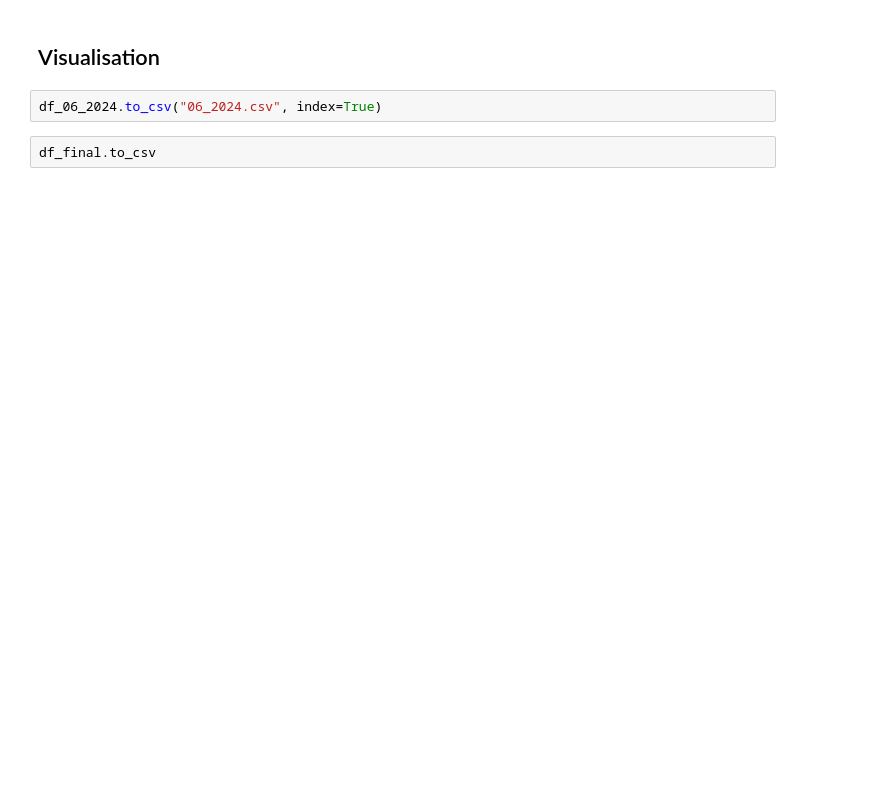
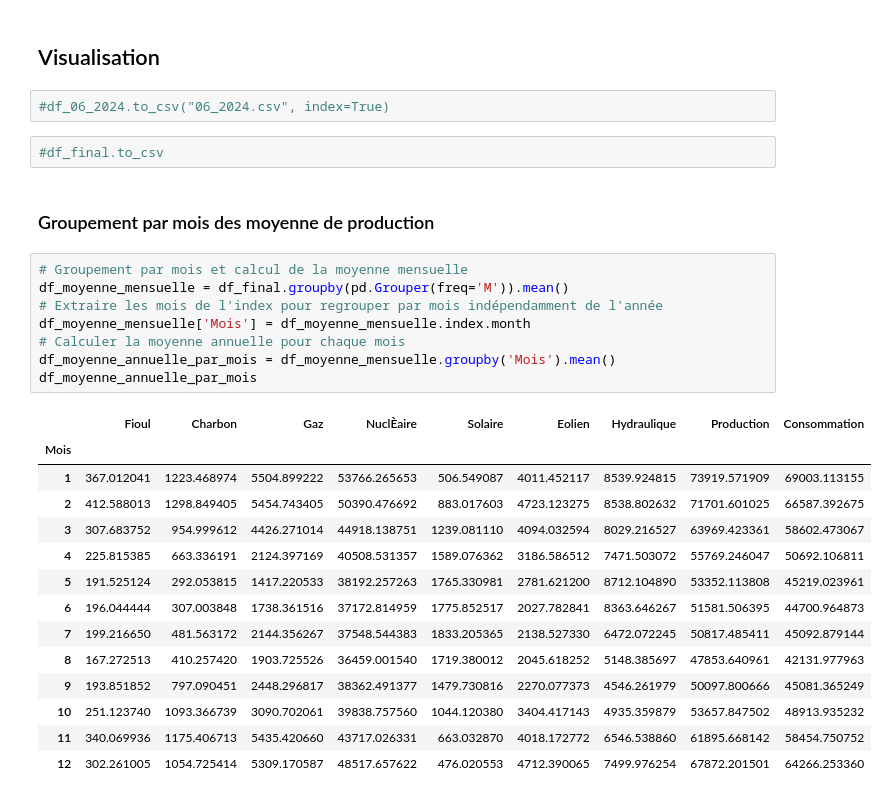
Before and after one commit to NgyFrancois/machine_learning_RTE, a Jupyter notebook: RTE.ipynb, the cells around one changed output. Saved outputs shown, nothing was run; the diff lists cells and outputs as text; blank space fills up the shorter version.

```diff
--- a/RTE.ipynb
+++ b/RTE.ipynb
@@ -238,6 +249,31 @@ df_06_2024
 # %% [markdown]
 ## Visualisation
 # %%
-df_06_2024.to_csv("06_2024.csv", index=True)
+#df_06_2024.to_csv("06_2024.csv", index=True)
 # %%
-df_final.to_csv
+#df_final.to_csv
+# %% [markdown]
+### Groupement par mois des moyenne de production
+# %%
+# Groupement par mois et calcul de la moyenne mensuelle
+df_moyenne_mensuelle = df_final.groupby(pd.Grouper(freq='M')).mean()
+# Extraire les mois de l'index pour regrouper par mois indépendamment de l'année
+df_moyenne_mensuelle['Mois'] = df_moyenne_mensuelle.index.month
+# Calculer la moyenne annuelle pour chaque mois
+df_moyenne_annuelle_par_mois = df_moyenne_mensuelle.groupby('Mois').mean()
+df_moyenne_annuelle_par_mois
+# %% [output]
+|  | Fioul | Charbon | Gaz | NuclÈaire | Solaire | Eolien | Hydraulique | Production | Consommation |
+| Mois |  |  |  |  |  |  |  |  |  |
+| 1 | 367.012041 | 1223.468974 | 5504.899222 | 53766.265653 | 506.549087 | 4011.452117 | 8539.924815 | 73919.571909 | 69003.113155 |
+| 2 | 412.588013 | 1298.849405 | 5454.743405 | 50390.476692 | 883.017603 | 4723.123275 | 8538.802632 | 71701.601025 | 66587.392675 |
+| 3 | 307.683752 | 954.999612 | 4426.271014 | 44918.138751 | 1239.081110 | 4094.032594 | 8029.216527 | 63969.423361 | 58602.473067 |
+| 4 | 225.815385 | 663.336191 | 2124.397169 | 40508.531357 | 1589.076362 | 3186.586512 | 7471.503072 | 55769.246047 | 50692.106811 |
+| 5 | 191.525124 | 292.053815 | 1417.220533 | 38192.257263 | 1765.330981 | 2781.621200 | 8712.104890 | 53352.113808 | 45219.023961 |
+| 6 | 196.044444 | 307.003848 | 1738.361516 | 37172.814959 | 1775.852517 | 2027.782841 | 8363.646267 | 51581.506395 | 44700.964873 |
+| 7 | 199.216650 | 481.563172 | 2144.356267 | 37548.544383 | 1833.205365 | 2138.527330 | 6472.072245 | 50817.485411 | 45092.879144 |
+| 8 | 167.272513 | 410.257420 | 1903.725526 | 36459.001540 | 1719.380012 | 2045.618252 | 5148.385697 | 47853.640961 | 42131.977963 |
+| 9 | 193.851852 | 797.090451 | 2448.296817 | 38362.491377 | 1479.730816 | 2270.077373 | 4546.261979 | 50097.800666 | 45081.365249 |
+| 10 | 251.123740 | 1093.366739 | 3090.702061 | 39838.757560 | 1044.120380 | 3404.417143 | 4935.359879 | 53657.847502 | 48913.935232 |
+| 11 | 340.069936 | 1175.406713 | 5435.420660 | 43717.026331 | 663.032870 | 4018.172772 | 6546.538860 | 61895.668142 | 58454.750752 |
+| 12 | 302.261005 | 1054.725414 | 5309.170587 | 48517.657622 | 476.020553 | 4712.390065 | 7499.976254 | 67872.201501 | 64266.253360 |
```
Also changed, not shown: parts of 13 cells of this notebook.
